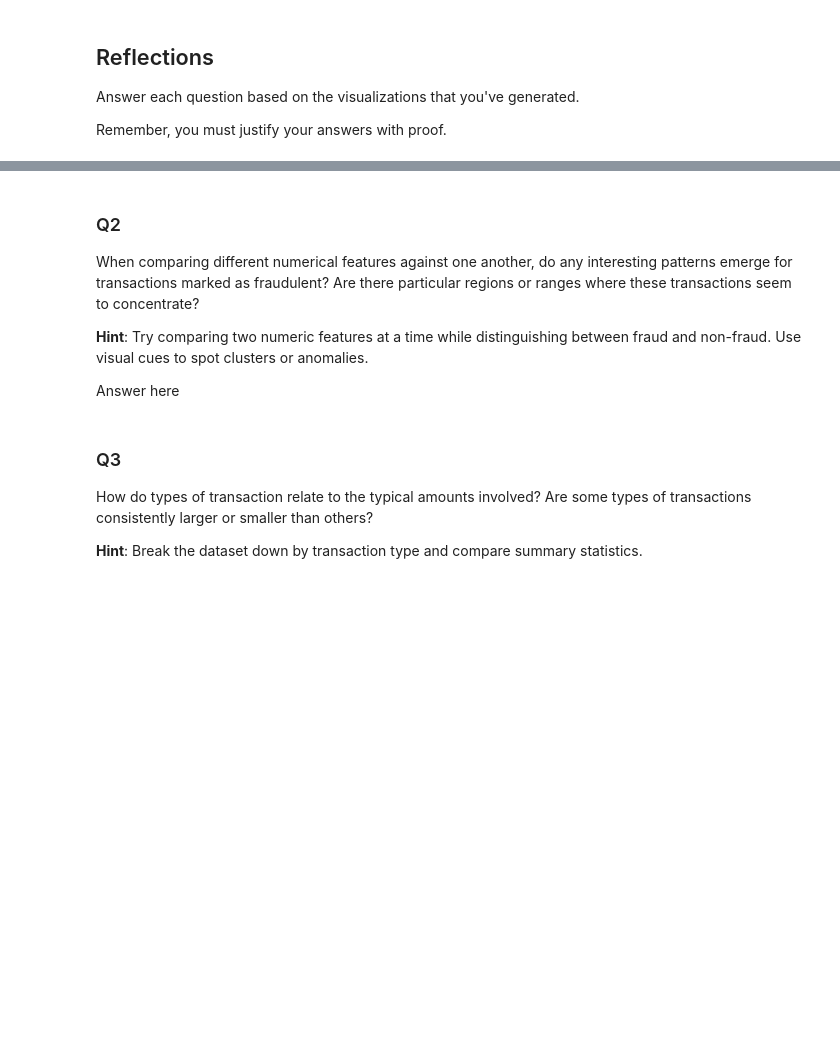
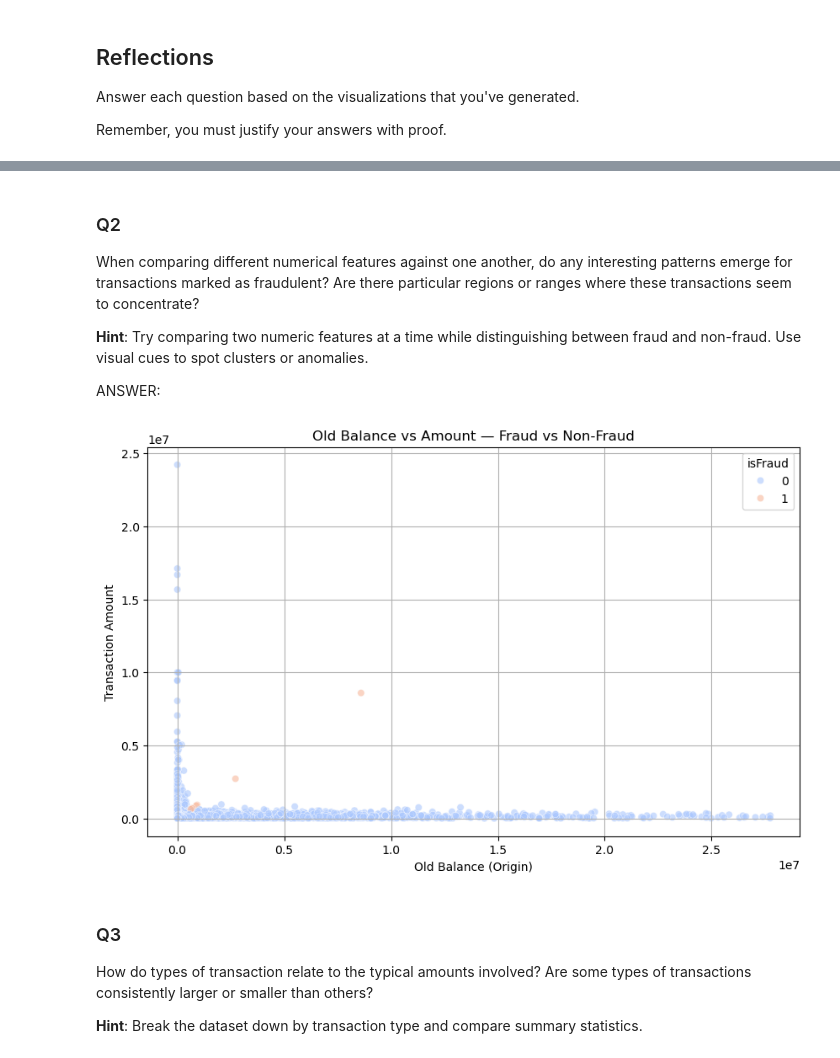
Before and after one commit to NadyaT-hub/Fraud-Detection-T-Lab, a Jupyter notebook: notebooks/eda.ipynb, the cells around one changed output, grey strips where cells are left out. Saved outputs shown, nothing was run; the diff lists cells and outputs as text; code cells hidden in the pictures; blank space fills up the shorter version.

```diff
--- a/notebooks/eda.ipynb
+++ b/notebooks/eda.ipynb
@@ -132,7 +132,24 @@ When comparing different numerical features against one another, do any interest
 
 **Hint**: Try comparing two numeric features at a time while distinguishing between fraud and non-fraud. Use visual cues to spot clusters or anomalies.
 
-Answer here
+ANSWER:
+# %%
+plt.figure(figsize=(10, 6))
+sns.scatterplot(
+    data=transactions.sample(10000),  # sample for performance
+    x='oldbalanceOrg',
+    y='amount',
+    hue='isFraud',
+    palette='coolwarm',
+    alpha=0.6
+)
+plt.title('Old Balance vs Amount — Fraud vs Non-Fraud')
+plt.xlabel('Old Balance (Origin)')
+plt.ylabel('Transaction Amount')
+plt.grid(True)
+plt.show()
+# %% [output]
+[figure, added]
 # %% [markdown]
 ### Q3
 
```
Also changed, not shown: parts of 4 cells of this notebook.
